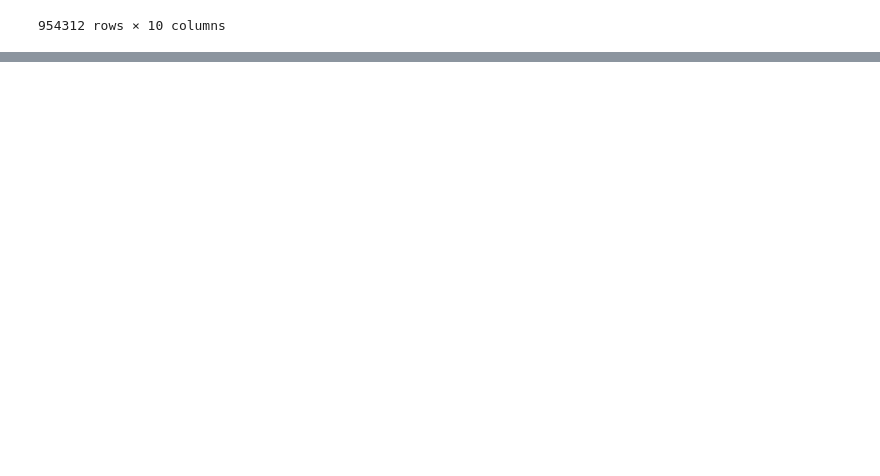
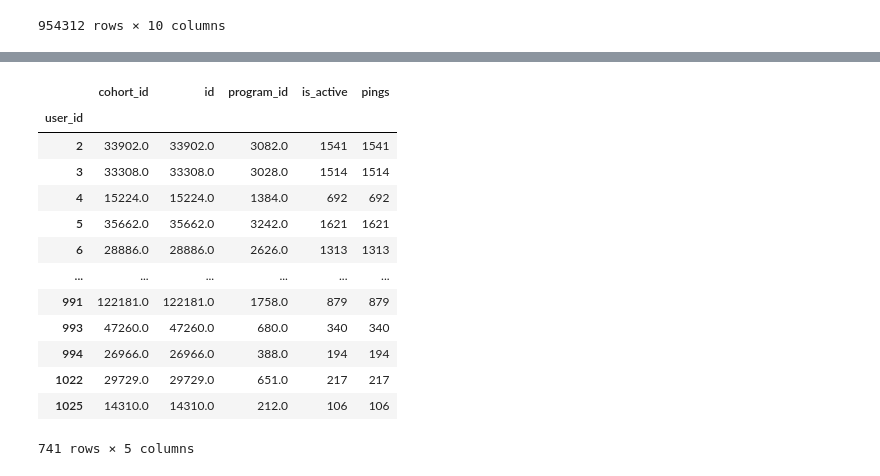
Before and after one commit to Florence-Team-8/anomaly-detection-project, a Jupyter notebook: acquire_prep_notebook-Copy1.ipynb, the cells around one changed output, grey strips where cells are left out. Drawn from its saved outputs; the diff is of its cells as text; code cells hidden in the pictures; blank space fills up the shorter version.

```diff
--- a/acquire_prep_notebook.ipynb
+++ b/acquire_prep_notebook-Copy1.ipynb
@@ -303,0 +321,2 @@ make_datetime(log_df, 'start_date')
+# %%
+active_users = active_df.groupby(by = 'user_id').sum()
@@ -303,0 +332,17 @@ make_datetime(log_df, 'start_date')
+# %%
+active_users.pings.merge()
+# %% [output]
+|  | cohort_id | id | program_id | is_active | pings |
+| user_id |  |  |  |  |  |
+| 2 | 33902.0 | 33902.0 | 3082.0 | 1541 | 1541 |
+| 3 | 33308.0 | 33308.0 | 3028.0 | 1514 | 1514 |
+| 4 | 15224.0 | 15224.0 | 1384.0 | 692 | 692 |
+| 5 | 35662.0 | 35662.0 | 3242.0 | 1621 | 1621 |
+| 6 | 28886.0 | 28886.0 | 2626.0 | 1313 | 1313 |
+| ... | ... | ... | ... | ... | ... |
+| 991 | 122181.0 | 122181.0 | 1758.0 | 879 | 879 |
+| 993 | 47260.0 | 47260.0 | 680.0 | 340 | 340 |
+| 994 | 26966.0 | 26966.0 | 388.0 | 194 | 194 |
+| 1022 | 29729.0 | 29729.0 | 651.0 | 217 | 217 |
+| 1025 | 14310.0 | 14310.0 | 212.0 | 106 | 106 |
+741 rows × 5 columns
```
Also changed, not shown: parts of 2 cells of this notebook, 2 other files.
